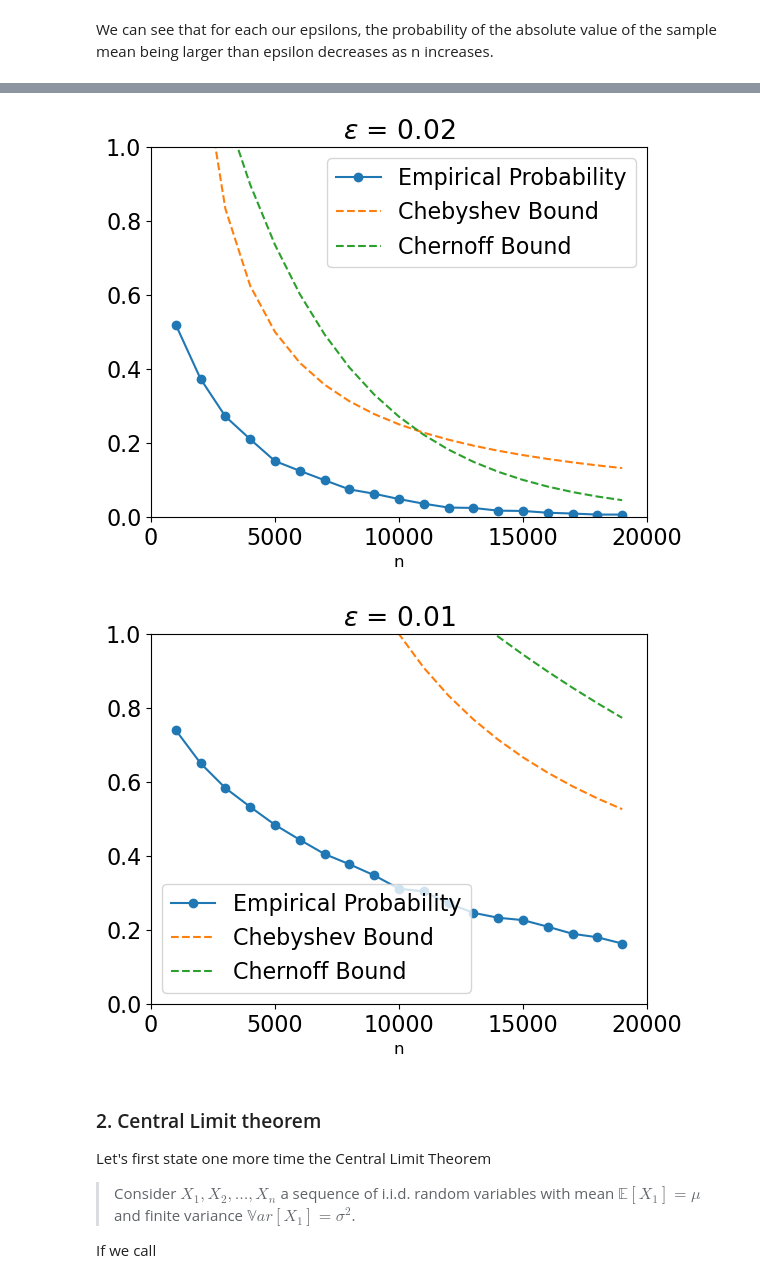
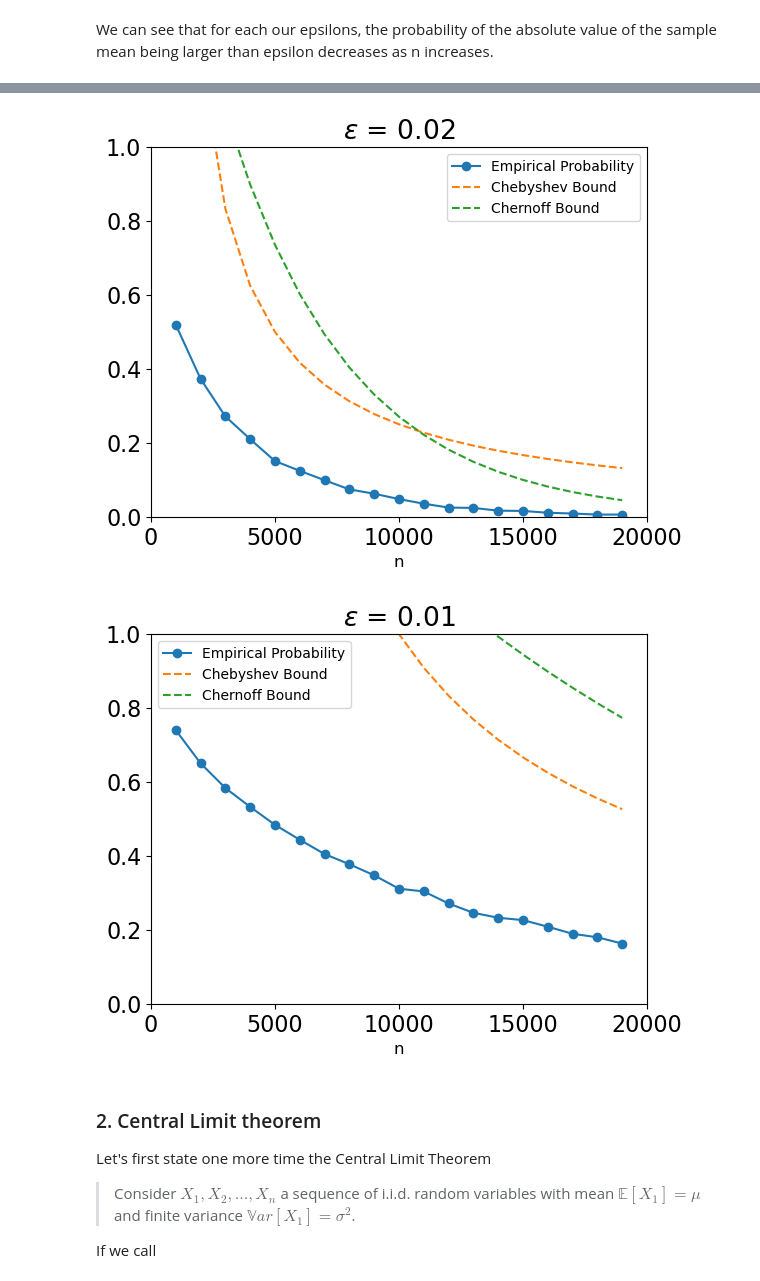
Before and after one commit to UCB-stat-201a-fall23/project02-ijyliu, a Jupyter notebook: Project02-Concentration.ipynb, the cells around one changed output, grey strips where cells are left out. Drawn from its saved outputs; the diff is of its cells as text; code cells hidden in the pictures.

```diff
--- a/Project02-Concentration.ipynb
+++ b/Project02-Concentration.ipynb
@@ -211,7 +211,7 @@ for epsilon_val in epsilon_to_try:
     # Title of plot
     plt.title('$\epsilon$ = ' + str(epsilon_val))
     # Legend
-    plt.legend()
+    plt.legend(fontsize = 10)
     # X-axis label of n
     plt.show()
     # Close plot
@@ -221,5 +221,5 @@ for epsilon_val in epsilon_to_try:
-[figure, old version]
+[figure, new version]
-[figure, old version]
+[figure, new version]
 # %% [markdown]
 ### 2. Central Limit theorem
 
```
Also changed, not shown: parts of 4 cells of this notebook.
